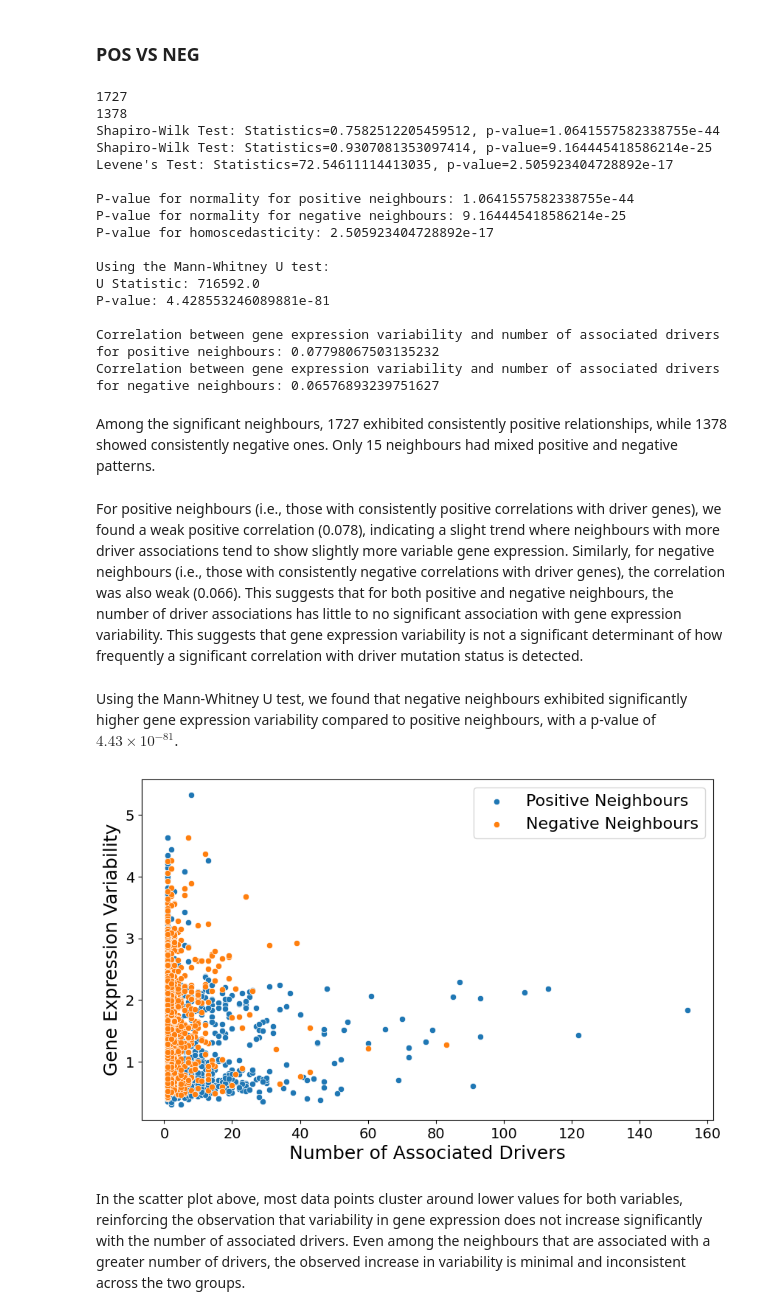
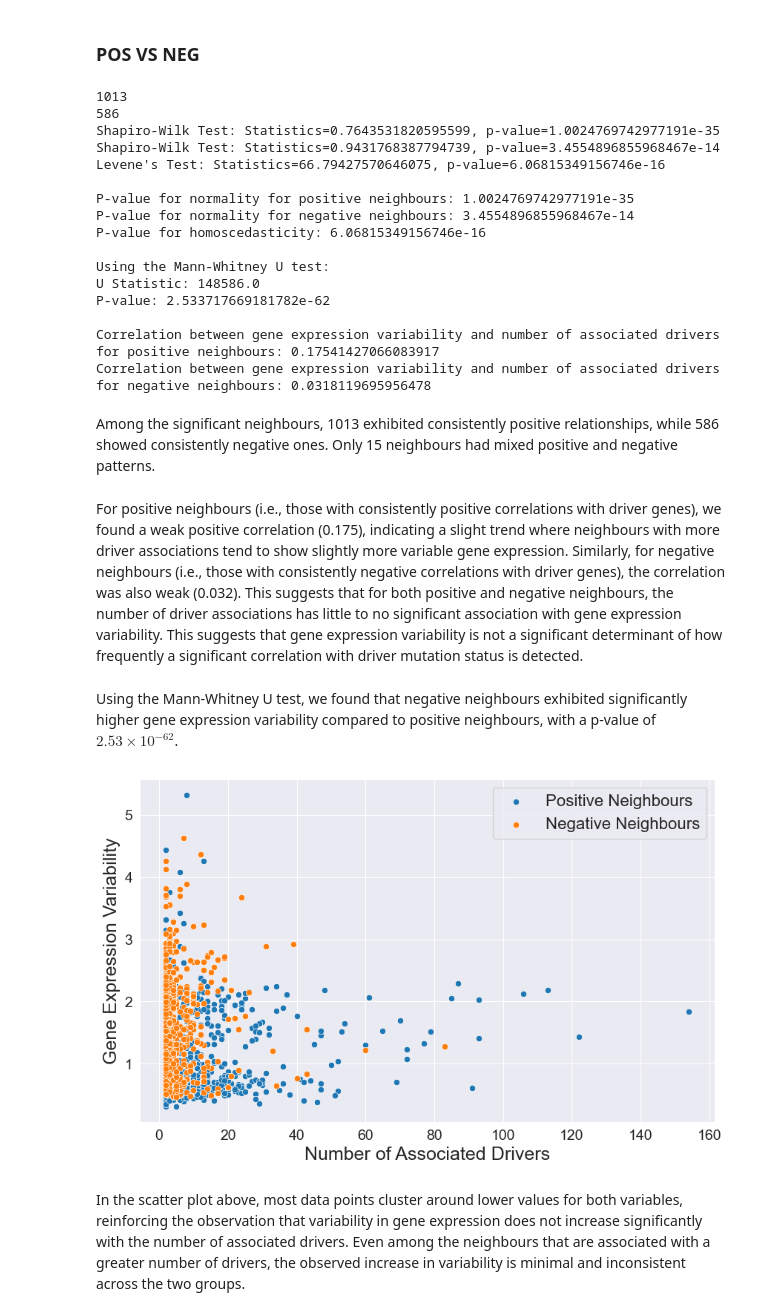
Before and after one commit to MarciaFSVital/MasterThesisCode, a Jupyter notebook: neighbour_analysis.ipynb, the cells around one changed output. Drawn from its saved outputs; the diff is of its cells as text; code cells hidden in the pictures.

```diff
--- a/neighbour_analysis.ipynb
+++ b/neighbour_analysis.ipynb
@@ -782,11 +754,13 @@ On average, each neighbour was associated with approximately 8 different driver
 ## Expression Analysis
 # %% [markdown]
 ### POS VS NEG
+# %%
+dints_filt = dints[dints['neighbour'].isin(significant_neighbours_filt)]
 # %%
 # We then evaluated whether the direction of the associations (positive or negative) remained consistent across the different driver genes.
 # Analysis of Consistent Neighbours
-neighbour_consistency = dints.groupby('neighbour').apply(check_sign_consistency)
-driver_counts = dints.groupby('neighbour')['driver'].nunique()
+neighbour_consistency = dints_filt.groupby('neighbour').apply(check_sign_consistency)
+driver_counts = dints_filt.groupby('neighbour')['driver'].nunique()
 
 neighbour_analysis = pd.DataFrame({
     'num_associated_drivers': driver_counts,
@@ -841,47 +815,48 @@ correlation_neg = only_neg_variability['variability'].corr(only_neg_variability[
 print(f"\nCorrelation between gene expression variability and number of associated drivers for positive neighbours: {correlation_pos}")
 print(f"Correlation between gene expression variability and number of associated drivers for negative neighbours: {correlation_neg}")
 # %% [output]
-1727
-1378
-Shapiro-Wilk Test: Statistics=0.7582512205459512, p-value=1.0641557582338755e-44
-Shapiro-Wilk Test: Statistics=0.9307081353097414, p-value=9.164445418586214e-25
-Levene's Test: Statistics=72.54611114413035, p-value=2.505923404728892e-17
+1013
+586
+Shapiro-Wilk Test: Statistics=0.7643531820595599, p-value=1.0024769742977191e-35
+Shapiro-Wilk Test: Statistics=0.9431768387794739, p-value=3.4554896855968467e-14
+Levene's Test: Statistics=66.79427570646075, p-value=6.06815349156746e-16
 
-P-value for normality for positive neighbours: 1.0641557582338755e-44
-P-value for normality for negative neighbours: 9.164445418586214e-25
-P-value for homoscedasticity: 2.505923404728892e-17
+P-value for normality for positive neighbours: 1.0024769742977191e-35
+P-value for normality for negative neighbours: 3.4554896855968467e-14
+P-value for homoscedasticity: 6.06815349156746e-16
 
 Using the Mann-Whitney U test:
-U Statistic: 716592.0
-P-value: 4.428553246089881e-81
+U Statistic: 148586.0
+P-value: 2.533717669181782e-62
 
-Correlation between gene expression variability and number of associated drivers for positive neighbours: 0.07798067503135232
-Correlation between gene expression variability and number of associated drivers for negative neighbours: 0.06576893239751627
+Correlation between gene expression variability and number of associated drivers for positive neighbours: 0.17541427066083917
+Correlation between gene expression variability and number of associated drivers for negative neighbours: 0.0318119695956478
 # %% [markdown]
-Among the significant neighbours, 1727 exhibited consistently positive relationships, while 1378 showed consistently negative ones. Only 15 neighbours had mixed positive and negative patterns.
+Among the significant neighbours, 1013 exhibited consistently positive relationships, while 586 showed consistently negative ones. Only 15 neighbours had mixed positive and negative patterns.
 # %% [markdown]
-For positive neighbours (i.e., those with consistently positive correlations with driver genes), we found a weak positive correlation (0.078), indicating a slight trend where neighbours with more driver associations tend to show slightly more variable gene expression. Similarly, for negative neighbours (i.e., those with consistently negative correlations with driver genes), the correlation was also weak (0.066). This suggests that for both positive and negative neighbours, the number of driver associations has little to no significant association with gene expression variability. This suggests that gene expression variability is not a significant determinant of how frequently a significant correlation with driver mutation status is detected.
+For positive neighbours (i.e., those with consistently positive correlations with driver genes), we found a weak positive correlation (0.175), indicating a slight trend where neighbours with more driver associations tend to show slightly more variable gene expression. Similarly, for negative neighbours (i.e., those with consistently negative correlations with driver genes), the correlation was also weak (0.032). This suggests that for both positive and negative neighbours, the number of driver associations has little to no significant association with gene expression variability. This suggests that gene expression variability is not a significant determinant of how frequently a significant correlation with driver mutation status is detected.
 # %% [markdown]
-Using the Mann-Whitney U test, we found that negative neighbours exhibited significantly higher gene expression variability compared to positive neighbours, with a p-value of $4.43 \times 10^{-81}$.
+Using the Mann-Whitney U test, we found that negative neighbours exhibited significantly higher gene expression variability compared to positive neighbours, with a p-value of $2.53 \times 10^{-62}$.
 # %%
+sns.set_style("darkgrid")
 # Define the colors for positive and negative neighbours
 colors = {'Positive': '#1f77b4', 'Negative': '#ff7f0e'}
 
 # Visualisation of correlation with consistent colors and larger font size
 plt.figure(figsize=(10, 6))
 sns.scatterplot(x=only_pos_variability['num_associated_drivers'], y=only_pos_variability['variability'],
                 label='Positive Neighbours', color=colors['Positive'])
 sns.scatterplot(x=only_neg_variability['num_associated_drivers'], y=only_neg_variability['variability'],
                 label='Negative Neighbours', color=colors['Negative'])
 plt.xlabel('Number of Associated Drivers', fontsize=18)
 plt.ylabel('Gene Expression Variability', fontsize=18)
 #plt.title('Correlation between Gene Expression Variability and Number of Associated Drivers', fontsize=20)
 plt.legend(fontsize=16)
 plt.xticks(fontsize=14)
 plt.yticks(fontsize=14)
 plt.show()
 # %% [output]
-[figure, old version]
+[figure, new version]
 # %% [markdown]
 In the scatter plot above, most data points cluster around lower values for both variables, reinforcing the observation that variability in gene expression does not increase significantly with the number of associated drivers. Even among the neighbours that are associated with a greater number of drivers, the observed increase in variability is minimal and inconsistent across the two groups.
 # %%
```
Also changed, not shown: parts of 28 cells of this notebook, 1 other file.
